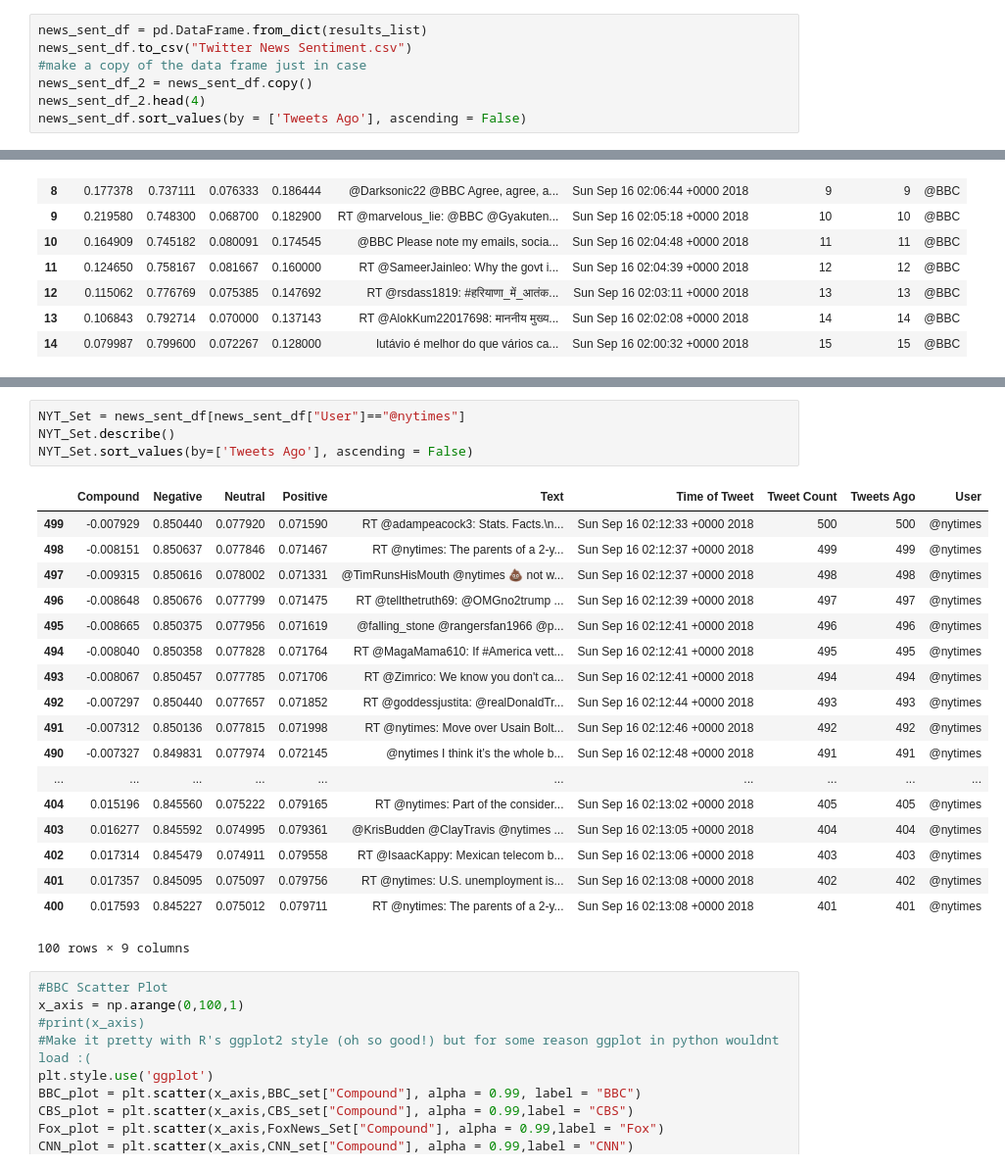
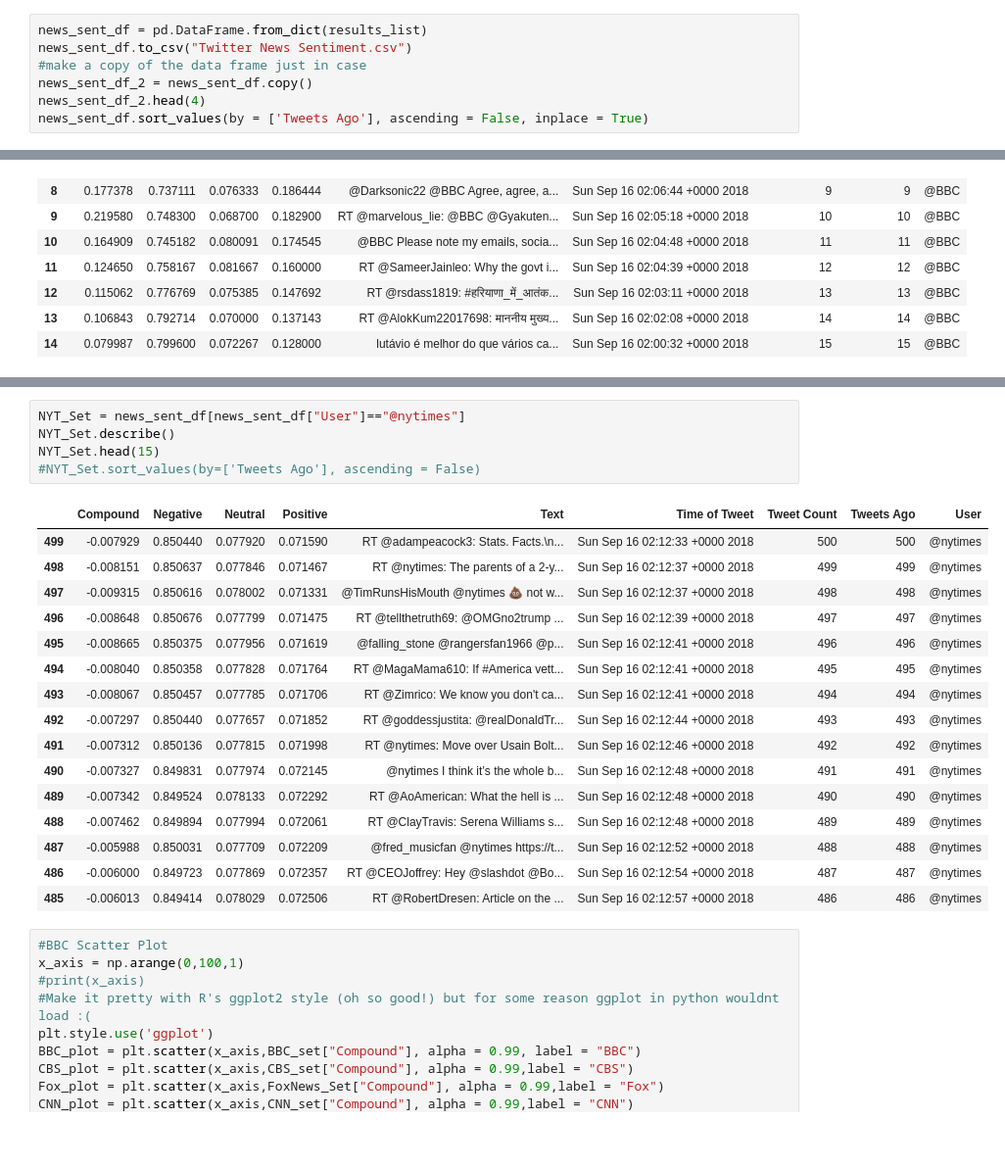
Before and after one commit to MarkovCredit/BootCamp_Spot, a Jupyter notebook: SocialMediaAnalytics/SocialAnalyticsHomework.ipynb, the cells around one changed output, grey strips where cells are left out. Shown: that part at 98% size. Saved outputs shown, nothing was run; the diff lists cells and outputs as text; blank space fills up the shorter version.

```diff
--- a/SocialMediaAnalytics/SocialAnalyticsHomework.ipynb
+++ b/SocialMediaAnalytics/SocialAnalyticsHomework.ipynb
@@ -107,4 +107,4 @@ news_sent_df.to_csv("Twitter News Sentiment.csv")
 #make a copy of the data frame just in case
 news_sent_df_2 = news_sent_df.copy()
 news_sent_df_2.head(4)
-news_sent_df.sort_values(by = ['Tweets Ago'], ascending = False)
+news_sent_df.sort_values(by = ['Tweets Ago'], ascending = False, inplace = True)
@@ -268,26 +233,25 @@ FoxNews_Set.sort_values(by=['Tweets Ago'], ascending = False)
 # %%
 NYT_Set = news_sent_df[news_sent_df["User"]=="@nytimes"]
 NYT_Set.describe()
-NYT_Set.sort_values(by=['Tweets Ago'], ascending = False)
+NYT_Set.head(15)
+#NYT_Set.sort_values(by=['Tweets Ago'], ascending = False)
 # %% [output]
 |  | Compound | Negative | Neutral | Positive | Text | Time of Tweet | Tweet Count | Tweets Ago | User |
 | 499 | -0.007929 | 0.850440 | 0.077920 | 0.071590 | RT @adampeacock3: Stats. Facts.\n... | Sun Sep 16 02:12:33 +0000 2018 | 500 | 500 | @nytimes |
 | 498 | -0.008151 | 0.850637 | 0.077846 | 0.071467 | RT @nytimes: The parents of a 2-y... | Sun Sep 16 02:12:37 +0000 2018 | 499 | 499 | @nytimes |
 | 497 | -0.009315 | 0.850616 | 0.078002 | 0.071331 | @TimRunsHisMouth @nytimes 💩 not w... | Sun Sep 16 02:12:37 +0000 2018 | 498 | 498 | @nytimes |
 | 496 | -0.008648 | 0.850676 | 0.077799 | 0.071475 | RT @tellthetruth69: @OMGno2trump ... | Sun Sep 16 02:12:39 +0000 2018 | 497 | 497 | @nytimes |
 | 495 | -0.008665 | 0.850375 | 0.077956 | 0.071619 | @falling_stone @rangersfan1966 @p... | Sun Sep 16 02:12:41 +0000 2018 | 496 | 496 | @nytimes |
 | 494 | -0.008040 | 0.850358 | 0.077828 | 0.071764 | RT @MagaMama610: If #America vett... | Sun Sep 16 02:12:41 +0000 2018 | 495 | 495 | @nytimes |
 | 493 | -0.008067 | 0.850457 | 0.077785 | 0.071706 | RT @Zimrico: We know you don't ca... | Sun Sep 16 02:12:41 +0000 2018 | 494 | 494 | @nytimes |
 | 492 | -0.007297 | 0.850440 | 0.077657 | 0.071852 | RT @goddessjustita: @realDonaldTr... | Sun Sep 16 02:12:44 +0000 2018 | 493 | 493 | @nytimes |
 | 491 | -0.007312 | 0.850136 | 0.077815 | 0.071998 | RT @nytimes: Move over Usain Bolt... | Sun Sep 16 02:12:46 +0000 2018 | 492 | 492 | @nytimes |
 | 490 | -0.007327 | 0.849831 | 0.077974 | 0.072145 | @nytimes I think it’s the whole b... | Sun Sep 16 02:12:48 +0000 2018 | 491 | 491 | @nytimes |
-| ... | ... | ... | ... | ... | ... | ... | ... | ... | ... |
-| 404 | 0.015196 | 0.845560 | 0.075222 | 0.079165 | RT @nytimes: Part of the consider... | Sun Sep 16 02:13:02 +0000 2018 | 405 | 405 | @nytimes |
-| 403 | 0.016277 | 0.845592 | 0.074995 | 0.079361 | @KrisBudden @ClayTravis @nytimes ... | Sun Sep 16 02:13:05 +0000 2018 | 404 | 404 | @nytimes |
-| 402 | 0.017314 | 0.845479 | 0.074911 | 0.079558 | RT @IsaacKappy: Mexican telecom b... | Sun Sep 16 02:13:06 +0000 2018 | 403 | 403 | @nytimes |
-| 401 | 0.017357 | 0.845095 | 0.075097 | 0.079756 | RT @nytimes: U.S. unemployment is... | Sun Sep 16 02:13:08 +0000 2018 | 402 | 402 | @nytimes |
-| 400 | 0.017593 | 0.845227 | 0.075012 | 0.079711 | RT @nytimes: The parents of a 2-y... | Sun Sep 16 02:13:08 +0000 2018 | 401 | 401 | @nytimes |
+| 489 | -0.007342 | 0.849524 | 0.078133 | 0.072292 | RT @AoAmerican: What the hell is ... | Sun Sep 16 02:12:48 +0000 2018 | 490 | 490 | @nytimes |
+| 488 | -0.007462 | 0.849894 | 0.077994 | 0.072061 | RT @ClayTravis: Serena Williams s... | Sun Sep 16 02:12:48 +0000 2018 | 489 | 489 | @nytimes |
+| 487 | -0.005988 | 0.850031 | 0.077709 | 0.072209 | @fred_musicfan @nytimes https://t... | Sun Sep 16 02:12:52 +0000 2018 | 488 | 488 | @nytimes |
+| 486 | -0.006000 | 0.849723 | 0.077869 | 0.072357 | RT @CEOJoffrey: Hey @slashdot @Bo... | Sun Sep 16 02:12:54 +0000 2018 | 487 | 487 | @nytimes |
+| 485 | -0.006013 | 0.849414 | 0.078029 | 0.072506 | RT @RobertDresen: Article on the ... | Sun Sep 16 02:12:57 +0000 2018 | 486 | 486 | @nytimes |
-100 rows × 9 columns
 # %%
 #BBC Scatter Plot
 x_axis = np.arange(0,100,1)
```
Also changed, not shown: parts of 5 cells of this notebook.
